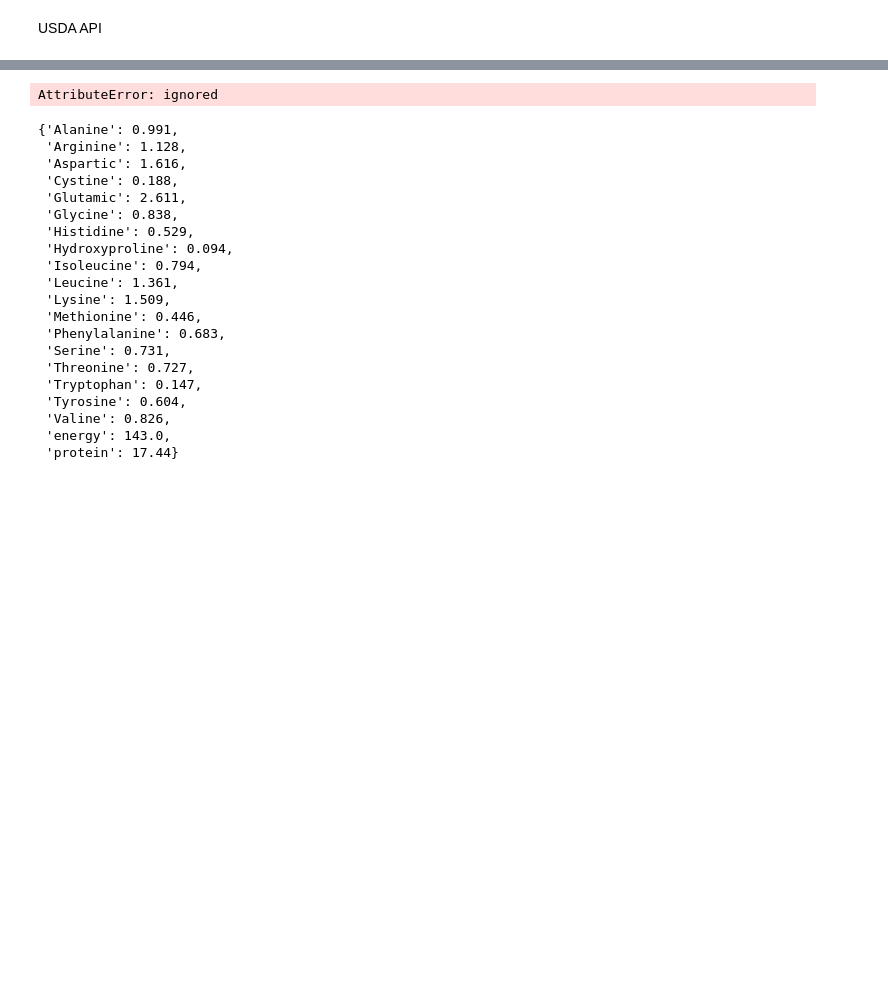
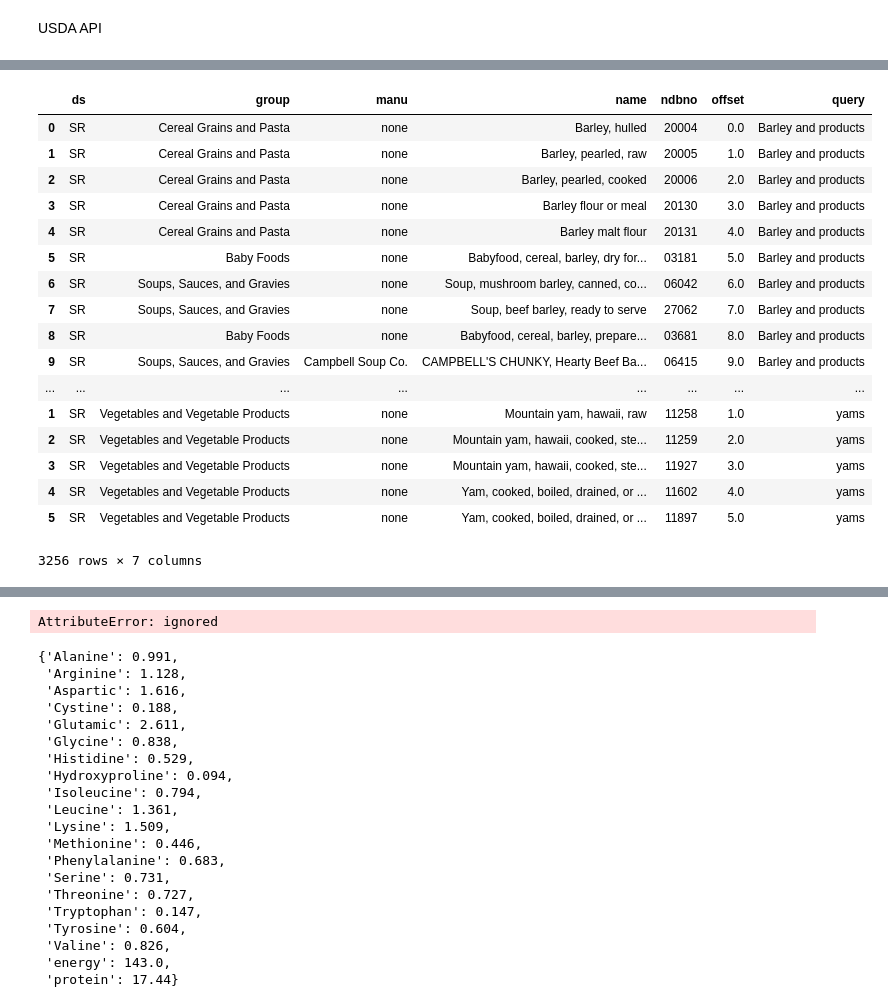
Before and after one commit to emoceanographer/WWF, a Jupyter notebook: Nutrition_database.ipynb, the cells around one changed output, grey strips where cells are left out. Drawn from its saved outputs; the diff is of its cells as text; code cells hidden in the pictures; blank space fills up the shorter version.

Commit message:
fixed issue with commodities dataframe overwriting previous dataframes (counter wasn't updating)

```diff
--- a/Nutrition_database.ipynb
+++ b/Nutrition_database.ipynb
@@ -69,3 +72,9 @@ aa_list = ['Tryptophan', 'Threonine', 'Isoleucine', 'Leucine', 'Lysine',
           'Methionine', 'Cystine', 'Phenylalanine', 'Tyrosine', 'Valine',
           'Arginine', 'Histidine', 'Alanine', 'Aspartic', 'Glutamic',
           'Glycine', 'Serine', 'Hydroxyproline']
+# %%
+# Set-up for USDA API
+my_key = 'owv7XVVwwlt6tZQvEMSkZvLIEQiElEGwioNElEaH'
+url_search_start = 'https://api.nal.usda.gov/ndb/search/?format=json&q='
+url_search_end = '&ds=Standard%20Reference&max=3000&lt=f&sort=r&api_key='
+# sort = r gives by relevance; n changes to by name
@@ -80,2 +98,0 @@ url_search_end = '&ds=Standard%20Reference&max=1000&lt=f&sort=r&api_key='
-# %%
-query = 'bean'
@@ -97,0 +99,17 @@ print(len(data))
+# %%
+search_results = {}
+for element in fao_search:
+  print(element)
+  temp_results = []
+  if isinstance(fao_search[element],list):
+    for subelement in fao_search[element]:
+      query = subelement
+      temp = usda_query(query)
+      if temp:
+        temp_results = temp_results + temp
+  else:
+    query = fao_search[element]
+    temp = usda_query(query)
+    if temp:
+      temp_results = temp_results + temp
+  search_results[element] = temp_results
@@ -97,0 +143,12 @@ print(len(data))
+# %%
+# makes dataframe from the data
+ctr = 0
+commodities = []
+for element in search_results:
+  df = pd.DataFrame.from_dict(search_results[element])
+  df['query'] = element
+  if ctr == 0:
+    commodities = df
+    ctr = 1
+  else:
+    commodities = commodities.append(df)
@@ -97,0 +163,21 @@ print(len(data))
+# %%
+commodities
+# %% [output]
+|  | ds | group | manu | name | ndbno | offset | query |
+| 0 | SR | Cereal Grains and Pasta | none | Barley, hulled | 20004 | 0.0 | Barley and products |
+| 1 | SR | Cereal Grains and Pasta | none | Barley, pearled, raw | 20005 | 1.0 | Barley and products |
+| 2 | SR | Cereal Grains and Pasta | none | Barley, pearled, cooked | 20006 | 2.0 | Barley and products |
+| 3 | SR | Cereal Grains and Pasta | none | Barley flour or meal | 20130 | 3.0 | Barley and products |
+| 4 | SR | Cereal Grains and Pasta | none | Barley malt flour | 20131 | 4.0 | Barley and products |
+| 5 | SR | Baby Foods | none | Babyfood, cereal, barley, dry for... | 03181 | 5.0 | Barley and products |
+| 6 | SR | Soups, Sauces, and Gravies | none | Soup, mushroom barley, canned, co... | 06042 | 6.0 | Barley and products |
+| 7 | SR | Soups, Sauces, and Gravies | none | Soup, beef barley, ready to serve | 27062 | 7.0 | Barley and products |
+| 8 | SR | Baby Foods | none | Babyfood, cereal, barley, prepare... | 03681 | 8.0 | Barley and products |
+| 9 | SR | Soups, Sauces, and Gravies | Campbell Soup Co. | CAMPBELL'S CHUNKY, Hearty Beef Ba... | 06415 | 9.0 | Barley and products |
+| ... | ... | ... | ... | ... | ... | ... | ... |
+| 1 | SR | Vegetables and Vegetable Products | none | Mountain yam, hawaii, raw | 11258 | 1.0 | yams |
+| 2 | SR | Vegetables and Vegetable Products | none | Mountain yam, hawaii, cooked, ste... | 11259 | 2.0 | yams |
+| 3 | SR | Vegetables and Vegetable Products | none | Mountain yam, hawaii, cooked, ste... | 11927 | 3.0 | yams |
+| 4 | SR | Vegetables and Vegetable Products | none | Yam, cooked, boiled, drained, or ... | 11602 | 4.0 | yams |
+| 5 | SR | Vegetables and Vegetable Products | none | Yam, cooked, boiled, drained, or ... | 11897 | 5.0 | yams |
+3256 rows × 7 columns
```
Also changed, not shown: parts of 12 cells of this notebook.
